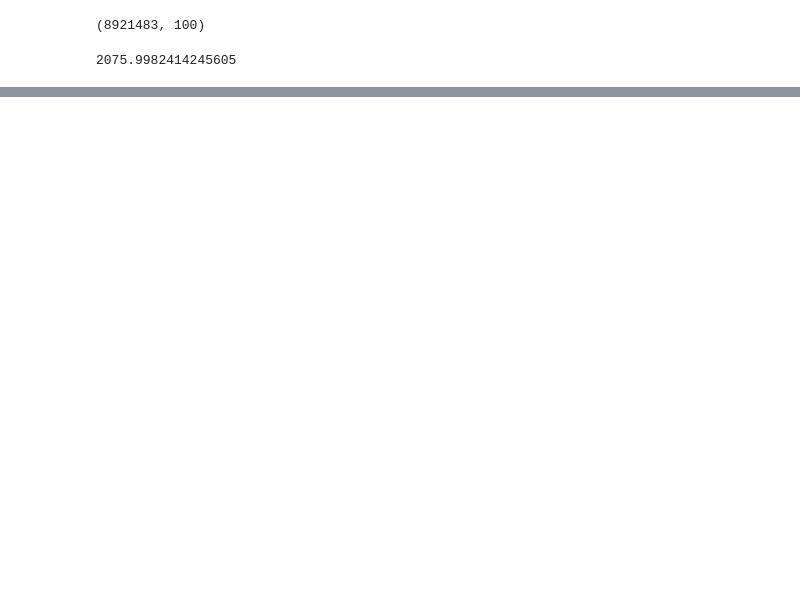
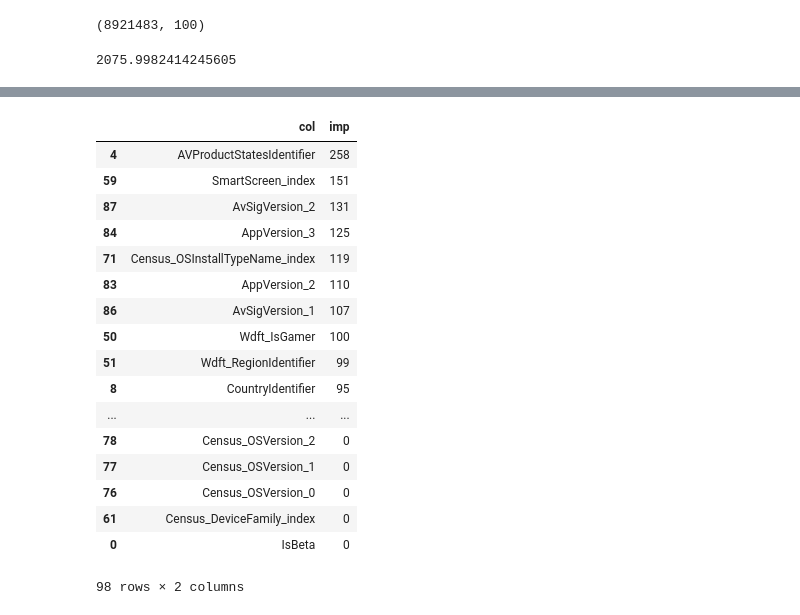
Before and after one commit to rodgomrod/kaggle_microsoft, a Jupyter notebook: Notebooks/prueba_pandas.ipynb, the cells around one changed output, grey strips where cells are left out. Drawn from its saved outputs; the diff is of its cells as text; code cells hidden in the pictures; blank space fills up the shorter version.

```diff
--- a/Notebooks/prueba_pandas.ipynb
+++ b/Notebooks/prueba_pandas.ipynb
@@ -149,0 +219,9 @@ x.memory_usage(deep=True).sum()/1024**2
+# %%
+lgb_model = GridSearchCV(estimator=mdl_lgb,
+                                     param_grid=params,
+                                     n_jobs=4,
+                                     cv=5,
+                                     verbose=5,
+                                     scoring='roc_auc')
+# %%
+lgb_model.fit(X, y)
@@ -149,0 +264,2 @@ x.memory_usage(deep=True).sum()/1024**2
+# %%
+mdl_lgb.fit(X, y)
@@ -149,0 +288,23 @@ x.memory_usage(deep=True).sum()/1024**2
+# %%
+df_imp = pd.DataFrame({'col': sel_cols, 'imp': mdl_lgb.feature_importances_})
+# %%
+df_imp.sort_values('imp', ascending=False)
+# %% [output]
+|  | col | imp |
+| 4 | AVProductStatesIdentifier | 258 |
+| 59 | SmartScreen_index | 151 |
+| 87 | AvSigVersion_2 | 131 |
+| 84 | AppVersion_3 | 125 |
+| 71 | Census_OSInstallTypeName_index | 119 |
+| 83 | AppVersion_2 | 110 |
+| 86 | AvSigVersion_1 | 107 |
+| 50 | Wdft_IsGamer | 100 |
+| 51 | Wdft_RegionIdentifier | 99 |
+| 8 | CountryIdentifier | 95 |
+| ... | ... | ... |
+| 78 | Census_OSVersion_2 | 0 |
+| 77 | Census_OSVersion_1 | 0 |
+| 76 | Census_OSVersion_0 | 0 |
+| 61 | Census_DeviceFamily_index | 0 |
+| 0 | IsBeta | 0 |
+98 rows × 2 columns
```
Also changed, not shown: parts of 24 cells of this notebook, 1 other file.
